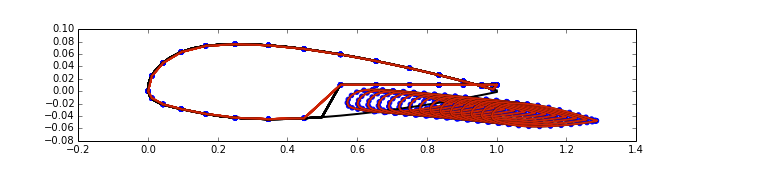
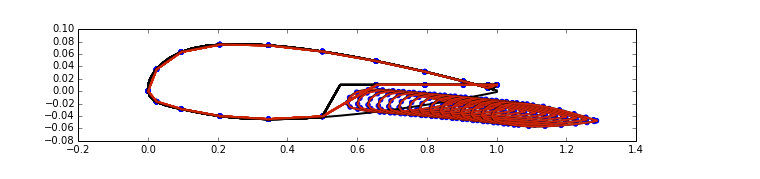
Before and after one commit to cparvini/AeroHydroWork, a Jupyter notebook: Project/BaseCode.ipynb, the cells around one changed output. Drawn from its saved outputs; the diff is of its cells as text; code cells hidden in the pictures.

```diff
--- a/Project/BaseCode.ipynb
+++ b/Project/BaseCode.ipynb
@@ -335,9 +335,9 @@ xf, yf = x.copy(), y.copy()
 
 # Given
 u_inf = 1.0
-alpha = 2.0
-N = 30
-Nx, Ny = 100, 100
+alpha = 0.0
+N = 20
+Nx, Ny = 40, 40
 steps = 15
 scale = 0.30
 theta = numpy.linspace(0, 2*math.pi, N+1)
@@ -363,34 +363,34 @@ y_start, y_end = y_min-val_y*(y_max-y_min), y_max+val_y*(y_max-y_min)
 
 # Scale the flap and move it
 xf, yf = (xf * scale) + x[0] / 1.75, yf * scale - (numpy.max(y) - numpy.min(y)) / 6.00
 dx, dy = 0.025, -0.00125
 
 # Check the data points
 pyplot.plot(x, y,  color='k', linestyle='-', linewidth=2)
 
 for i in xrange(steps):
 
     rot = dtheta
     xm, ym = x, y
 
     for j in xrange(len(yf)):
         if xm[j] > 0.95*numpy.min(xf) and ym[j] < numpy.max(yf):
             ym[j] = numpy.max(yf) + 0.0075
 
     xrot, yrot = xf - (xf * numpy.cos(dtheta) - yf * numpy.sin(dtheta)), yf - (xf * numpy.sin(dtheta) + yf * numpy.cos(dtheta))
     pyplot.plot(xm, ym,  color='k', linestyle='-', linewidth=2);
     pyplot.plot(xf, yf,  color='k', linestyle='-', linewidth=2);
     panel_main[i] = define_panels(xm, ym, N, 0.0)
     panel_flap[i] = define_panels(xf, yf, N, rot)
     panel_tot[i] = numpy.concatenate((panel_main[i], panel_flap[i]), axis = 0)
 
     xf_plot[i] = xf.copy()
     yf_plot[i] = yf.copy()
 
     xf += dx + xrot + 0.005
     yf += dy/10.0 + yrot/10.0
 # %% [output]
-[figure, old version]
+[figure, new version]
 # %%
 # Do The Math
 freestream = Freestream(u_inf, alpha)
```
Also changed, not shown: parts of 2 cells of this notebook, 1 other file.
